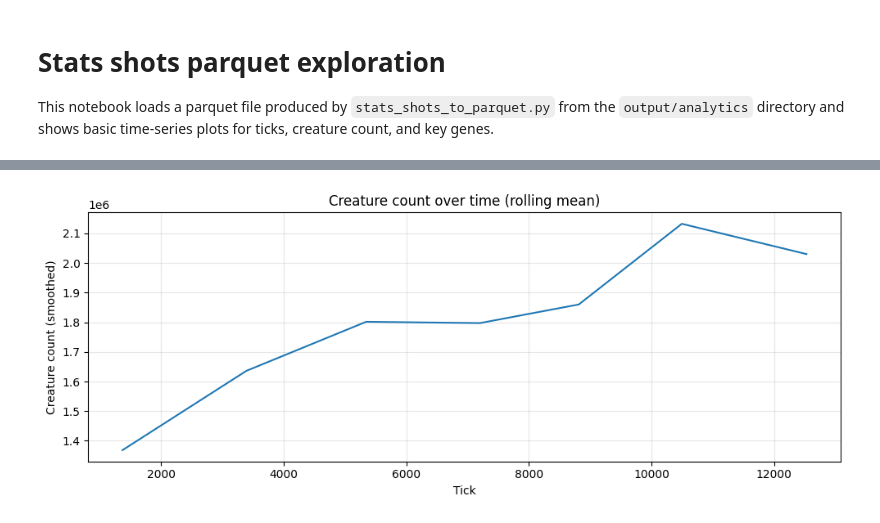
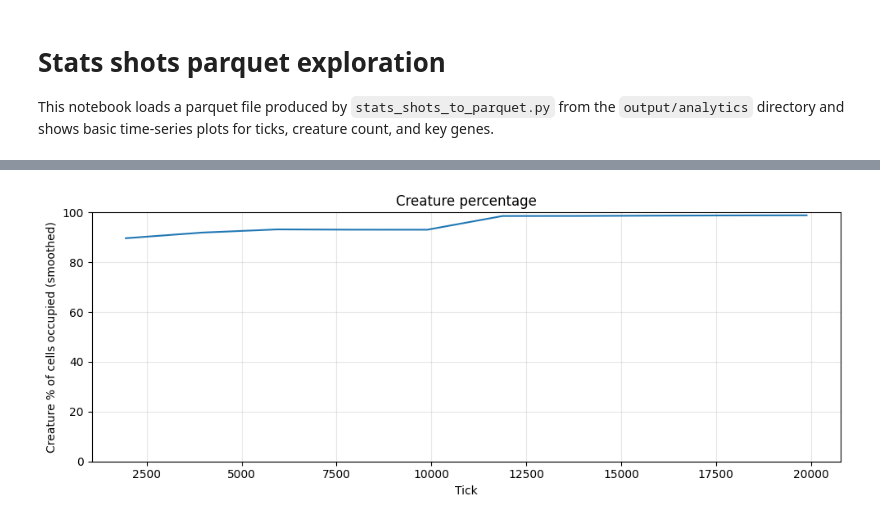
Before and after one commit to yanivbyd/DistributedColonyRust, a Jupyter notebook: analysis/stats_shots_exploration.ipynb, the cells around one changed output, grey strips where cells are left out. Cells and saved outputs as stored; diff of their text form; code cells hidden in the pictures.

Commit message:
creature percentage in notebook

```diff
--- a/analysis/stats_shots_exploration.ipynb
+++ b/analysis/stats_shots_exploration.ipynb
@@ -61,30 +61,40 @@ First 50 ticks:
 # %%
-# Plot creature_count over time (tick on X axis), with a smoothed curve
+# Plot creature percentage over time (tick on X axis), with a smoothed curve
 
 import matplotlib.pyplot as plt
 
-if "creature_count" not in df.columns:
-    raise KeyError("Column 'creature_count' not found in parquet file.")
+required_cols = {"creature_count", "colony_width", "colony_height"}
+missing = required_cols - set(df.columns)
+if missing:
+    raise KeyError(
+        f"Missing columns {missing} in parquet file. "
+        "Regenerate parquet with updated stats_shots_to_parquet.py to include colony_width/colony_height."
+    )
 
 # Sort by tick to ensure a sensible time series
 plot_df = df.sort_values("tick").copy()
 
+# Compute percentage of grid cells occupied by creatures
+plot_df["grid_cells"] = plot_df["colony_width"] * plot_df["colony_height"]
+plot_df["creature_pct"] = (plot_df["creature_count"] / plot_df["grid_cells"]) * 100.0
+
 # Compute a rolling mean to smooth the line (adjust window size as desired)
 window = 5  # number of points in the smoothing window
-plot_df["creature_count_smooth"] = plot_df["creature_count"].rolling(window=window, min_periods=1, center=True).mean()
+plot_df["creature_pct_smooth"] = plot_df["creature_pct"].rolling(window=window, min_periods=1, center=True).mean()
 
 plt.figure(figsize=(10, 4))
 plt.plot(
     plot_df["tick"],
-    plot_df["creature_count_smooth"],
+    plot_df["creature_pct_smooth"],
     linestyle="-",
     linewidth=1.5,
 )
 plt.xlabel("Tick")
-plt.ylabel("Creature count (smoothed)")
-plt.title("Creature count over time (rolling mean)")
+plt.ylabel("Creature % of cells occupied (smoothed)")
+plt.title("Creature percentage")
+plt.ylim(0, 100)
 plt.grid(True, alpha=0.3)
 plt.tight_layout()
 plt.show()
 # %% [output]
-[figure, old version]
+[figure, new version]
```
Also changed, not shown: parts of 8 cells of this notebook, 4 other files.
